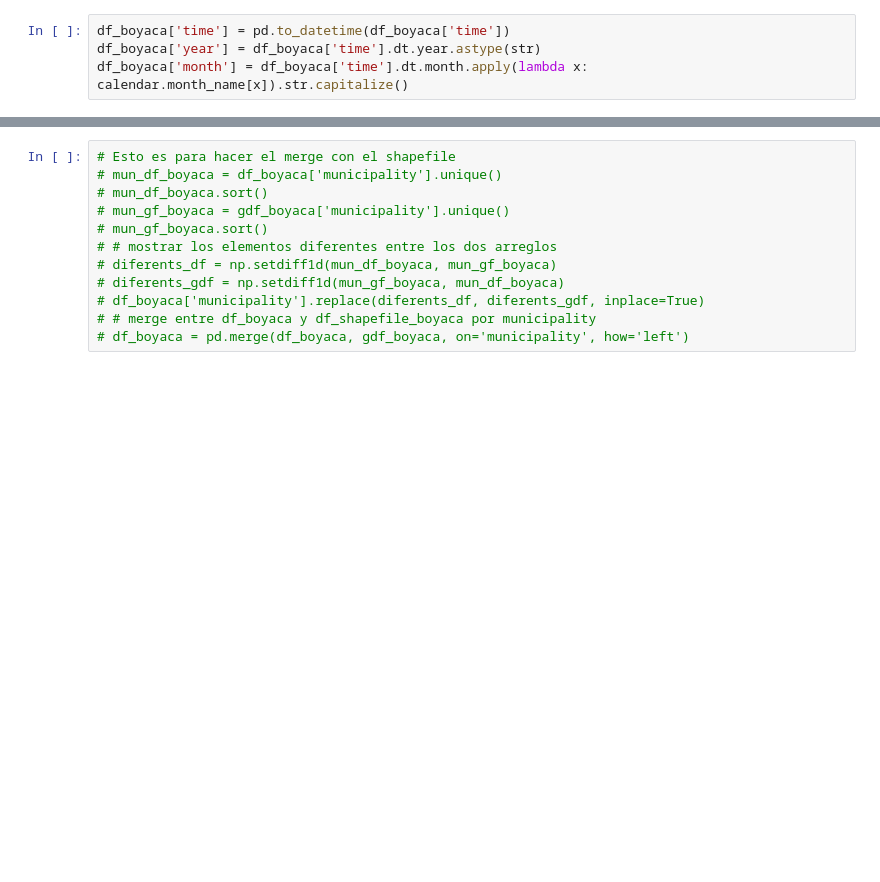
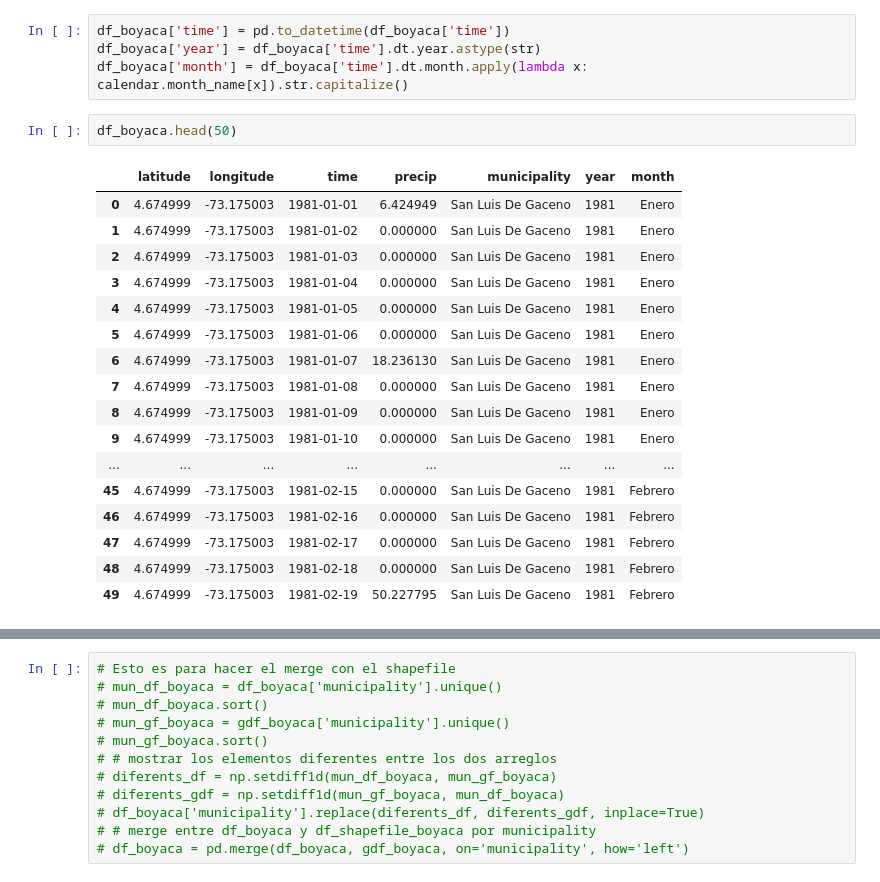
Before and after one commit to Esteban-Duarte31/Degree_Project, a Jupyter notebook: notebooks/data_processing.ipynb, the cells around one changed output, grey strips where cells are left out. Drawn from its saved outputs; the diff is of its cells as text; blank space fills up the shorter version.

```diff
--- a/notebooks/data_processing.ipynb
+++ b/notebooks/data_processing.ipynb
@@ -35,3 +35,23 @@ df_boyaca['municipality'] = df_boyaca['municipality'].str.title()
 df_boyaca['time'] = pd.to_datetime(df_boyaca['time'])
 df_boyaca['year'] = df_boyaca['time'].dt.year.astype(str)
 df_boyaca['month'] = df_boyaca['time'].dt.month.apply(lambda x: calendar.month_name[x]).str.capitalize()
+# %%
+df_boyaca.head(50)
+# %% [output]
+|  | latitude | longitude | time | precip | municipality | year | month |
+| 0 | 4.674999 | -73.175003 | 1981-01-01 | 6.424949 | San Luis De Gaceno | 1981 | Enero |
+| 1 | 4.674999 | -73.175003 | 1981-01-02 | 0.000000 | San Luis De Gaceno | 1981 | Enero |
+| 2 | 4.674999 | -73.175003 | 1981-01-03 | 0.000000 | San Luis De Gaceno | 1981 | Enero |
+| 3 | 4.674999 | -73.175003 | 1981-01-04 | 0.000000 | San Luis De Gaceno | 1981 | Enero |
+| 4 | 4.674999 | -73.175003 | 1981-01-05 | 0.000000 | San Luis De Gaceno | 1981 | Enero |
+| 5 | 4.674999 | -73.175003 | 1981-01-06 | 0.000000 | San Luis De Gaceno | 1981 | Enero |
+| 6 | 4.674999 | -73.175003 | 1981-01-07 | 18.236130 | San Luis De Gaceno | 1981 | Enero |
+| 7 | 4.674999 | -73.175003 | 1981-01-08 | 0.000000 | San Luis De Gaceno | 1981 | Enero |
+| 8 | 4.674999 | -73.175003 | 1981-01-09 | 0.000000 | San Luis De Gaceno | 1981 | Enero |
+| 9 | 4.674999 | -73.175003 | 1981-01-10 | 0.000000 | San Luis De Gaceno | 1981 | Enero |
+| ... | ... | ... | ... | ... | ... | ... | ... |
+| 45 | 4.674999 | -73.175003 | 1981-02-15 | 0.000000 | San Luis De Gaceno | 1981 | Febrero |
+| 46 | 4.674999 | -73.175003 | 1981-02-16 | 0.000000 | San Luis De Gaceno | 1981 | Febrero |
+| 47 | 4.674999 | -73.175003 | 1981-02-17 | 0.000000 | San Luis De Gaceno | 1981 | Febrero |
+| 48 | 4.674999 | -73.175003 | 1981-02-18 | 0.000000 | San Luis De Gaceno | 1981 | Febrero |
+| 49 | 4.674999 | -73.175003 | 1981-02-19 | 50.227795 | San Luis De Gaceno | 1981 | Febrero |
```
Also changed, not shown: parts of 9 cells of this notebook, 3 other files.
